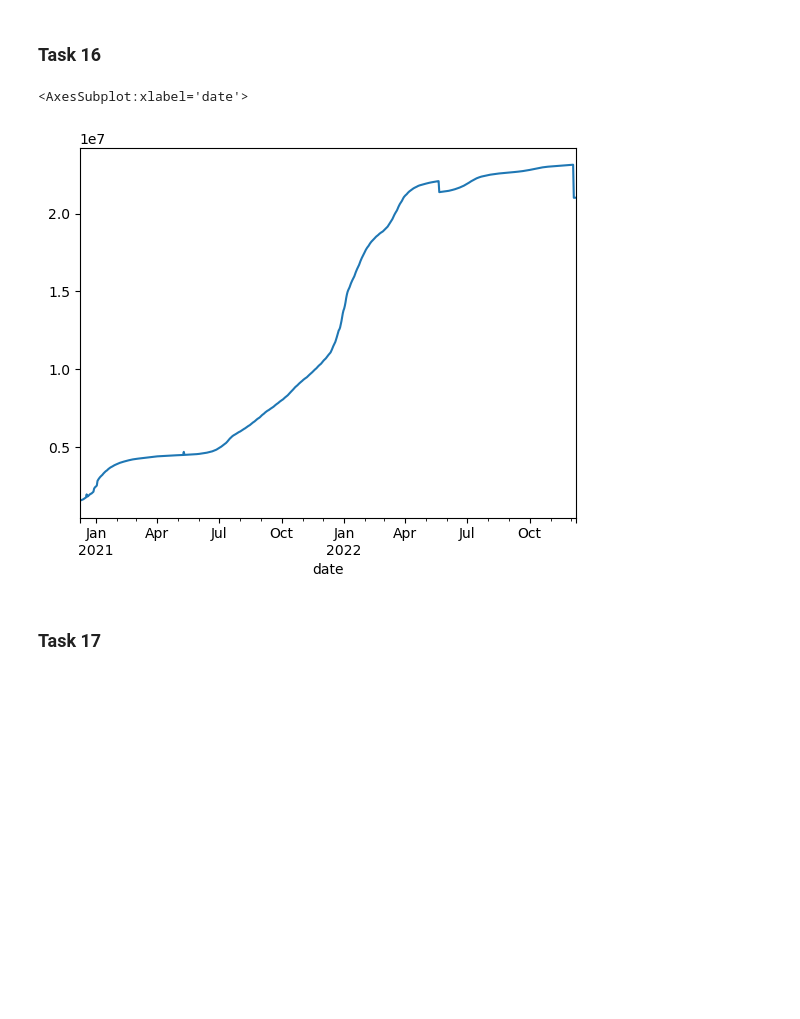
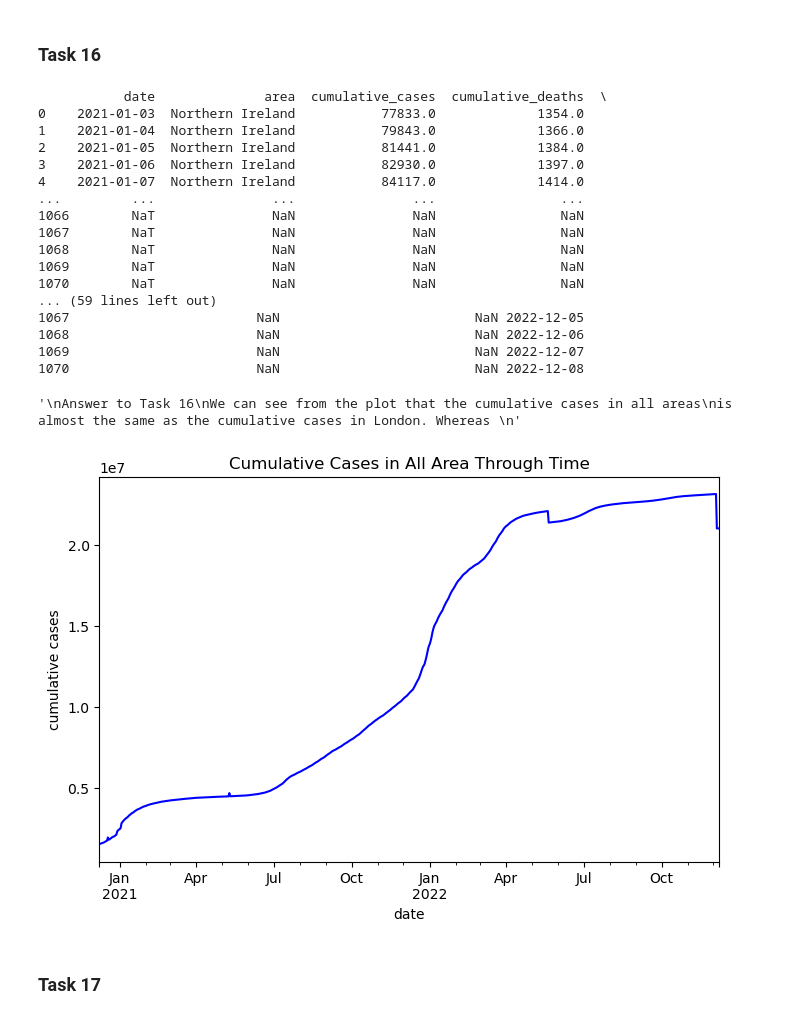
Before and after one commit to congrendai/CW2_for_computer_programing, a Jupyter notebook: CW2_A1.ipynb, the cells around one changed output. Drawn from its saved outputs; the diff is of its cells as text; code cells hidden in the pictures; blank space fills up the shorter version.

```diff
--- a/CW2_A1.ipynb
+++ b/CW2_A1.ipynb
@@ -202,11 +228,53 @@ cumulative_cases_in_London_through_time.plot(x = "date", y = "cumulative_cases",
 # %% [markdown]
 ### Task 16
-# %%
-cumulative_cases_summed_over_all_areas = covid_data.groupby("date")["cumulative_cases"].sum()
-cumulative_cases_summed_over_all_areas.plot()
-# %% [output]
-<AxesSubplot:xlabel='date'>
-[figure, removed]
+# %%
+# Intermediate dataframe
+# Add more date to the Northern Ireland from 2021/5/20 to 2022/12/8
+Northern_Ireland = covid_data[covid_data["area"] == "Northern Ireland"]
+# Create a new dataframe with the date range from 2021/5/20 to 2022/12/8
+date_range = pd.DataFrame(pd.date_range(start="2021-05-20", end="2022-12-08"))
+# Add new date to the Northern Ireland dataframe
+Northern_Ireland_with_new_date = pd.concat([Northern_Ireland, date_range], ignore_index = True)
+print(Northern_Ireland_with_new_date)
+# Fill the empty data of cumulative cases from 2021/5/20 to 2022/12/8 in Northern Ireland by 2021/5/20's value
+Northern_Ireland_with_new_date["cumulative_cases"].ffill(inplace = True)
+Northern_Ireland_with_new_date["area"].ffill(inplace = True)
+# Drop the data of Northern Ireland from the covid_data dataframe
+covid_data_drop_Northern_Ireland = covid_data[covid_data["area"] != "Northern Ireland"]
+# Add back Northern Ireland with new date to the covid_data dataframe
+covid_data_with_new_Northern_Ireland_data = pd.concat([covid_data_drop_Northern_Ireland, Northern_Ireland_with_new_date])
+print(covid_data_with_new_Northern_Ireland_data.tail(10))
+
+cumulative_cases_summed_over_all_areas = covid_data_with_new_Northern_Ireland_data.groupby("date")["cumulative_cases"].sum()
+
+# Plot to intermediate dataframe
+cumulative_cases_summed_over_all_areas.plot(figsize = (8,5), ylabel = "cumulative cases", title = "Cumulative Cases in All Area Through Time", color = "blue")
+
+"""
+Answer to Task 16
+We can see from the plot that the cumulative cases in all areas
+is almost the same as the cumulative cases in London. Whereas
+"""
+# %% [output]
+           date              area  cumulative_cases  cumulative_deaths  \
+0    2021-01-03  Northern Ireland           77833.0             1354.0
+1    2021-01-04  Northern Ireland           79843.0             1366.0
+2    2021-01-05  Northern Ireland           81441.0             1384.0
+3    2021-01-06  Northern Ireland           82930.0             1397.0
+4    2021-01-07  Northern Ireland           84117.0             1414.0
+...         ...               ...               ...                ...
+1066        NaT               NaN               NaN                NaN
+1067        NaT               NaN               NaN                NaN
+1068        NaT               NaN               NaN                NaN
+1069        NaT               NaN               NaN                NaN
+1070        NaT               NaN               NaN                NaN
+... (59 lines left out)
+1067                        NaN                         NaN 2022-12-05
+1068                        NaN                         NaN 2022-12-06
+1069                        NaN                         NaN 2022-12-07
+1070                        NaN                         NaN 2022-12-08
+'\nAnswer to Task 16\nWe can see from the plot that the cumulative cases in all areas\nis almost the same as the cumulative cases in London. Whereas \n'
+[figure, added]
 # %% [markdown]
 ### Task 17
 # %%
```
Also changed, not shown: parts of 8 cells of this notebook.
